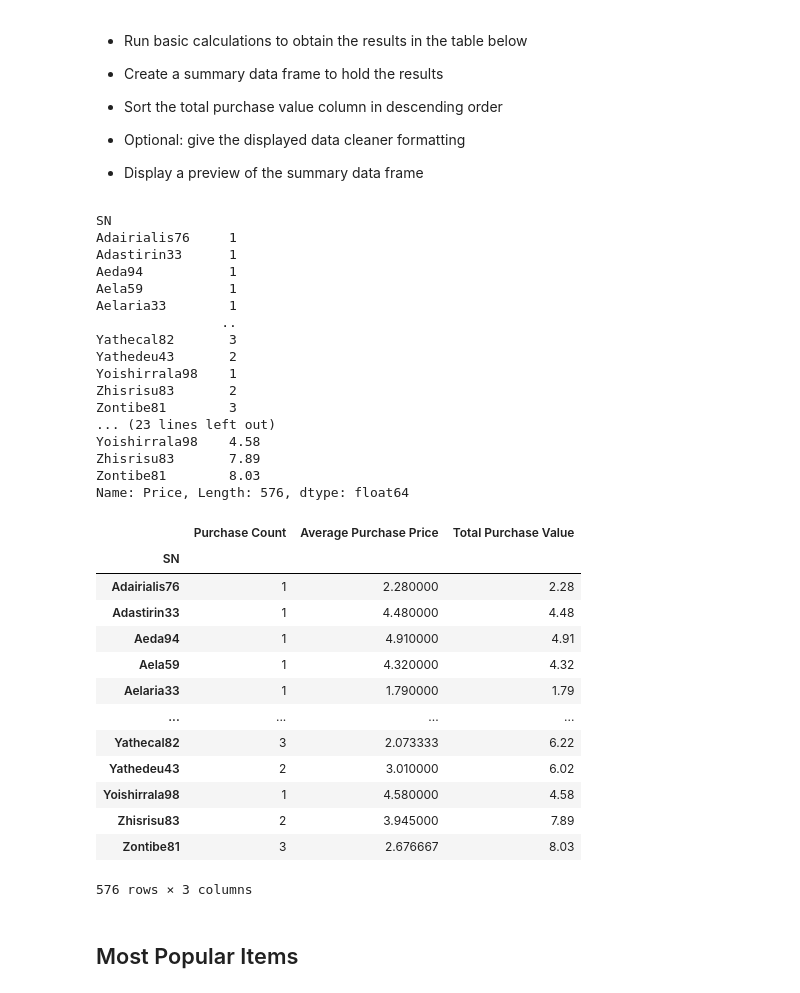
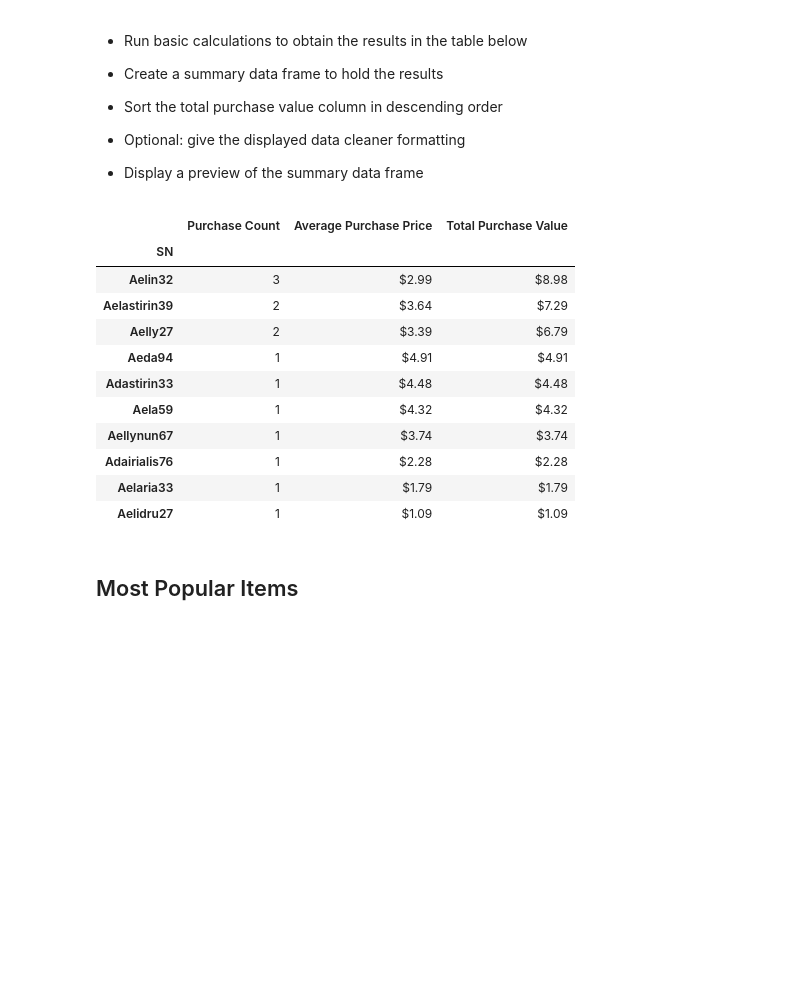
Before and after one commit to Polaris-pixel/Pandas-Challenge, a Jupyter notebook: HeroesOfPymoli/HeroesOfPymoli.ipynb, the cells around one changed output. Drawn from its saved outputs; the diff is of its cells as text; code cells hidden in the pictures; blank space fills up the shorter version.

```diff
--- a/HeroesOfPymoli/HeroesOfPymoli.ipynb
+++ b/HeroesOfPymoli/HeroesOfPymoli.ipynb
@@ -313,53 +287,40 @@ dtype: float64
 
 * Display a preview of the summary data frame
 # %%
+# Group purchase data by screen names
 spender_group = purchase_data.groupby("SN")
 
+# Count the total purchases by name
 purchase_count_spender=spender_group["Purchase ID"].count()
-print(purchase_count_spender)
+#print(purchase_count_spender)
 
+# Calculate the average purchase by name
 avg_price_spender=spender_group["Price"].mean()
-print(avg_price_spender)
+#print(avg_price_spender)
 
+# Calculate purchase total by name
 total_purchase_value_spender=spender_group["Price"].sum()
-print(total_purchase_value_spender)
+#print(total_purchase_value_spender)
 
 summary_top_spenders = pd.DataFrame({"Purchase Count": purchase_count_spender,
                              "Average Purchase Price": avg_price_spender,
                              "Total Purchase Value":total_purchase_value_spender})
+summary_top_spenders=summary_top_spenders.head(10).sort_values(["Total Purchase Value"], ascending=False).style.format({"Average Purchase Price":"${:,.2f}",
+                                                         "Total Purchase Value":"${:,.2f}"})
 summary_top_spenders
 # %% [output]
-SN
-Adairialis76     1
-Adastirin33      1
-Aeda94           1
-Aela59           1
-Aelaria33        1
-                ..
-Yathecal82       3
-Yathedeu43       2
-Yoishirrala98    1
-Zhisrisu83       2
-Zontibe81        3
-... (23 lines left out)
-Yoishirrala98    4.58
-Zhisrisu83       7.89
-Zontibe81        8.03
-Name: Price, Length: 576, dtype: float64
 |  | Purchase Count | Average Purchase Price | Total Purchase Value |
 | SN |  |  |  |
-| Adairialis76 | 1 | 2.280000 | 2.28 |
-| Adastirin33 | 1 | 4.480000 | 4.48 |
-| Aeda94 | 1 | 4.910000 | 4.91 |
-| Aela59 | 1 | 4.320000 | 4.32 |
-| Aelaria33 | 1 | 1.790000 | 1.79 |
-| ... | ... | ... | ... |
-| Yathecal82 | 3 | 2.073333 | 6.22 |
-| Yathedeu43 | 2 | 3.010000 | 6.02 |
-| Yoishirrala98 | 1 | 4.580000 | 4.58 |
-| Zhisrisu83 | 2 | 3.945000 | 7.89 |
-| Zontibe81 | 3 | 2.676667 | 8.03 |
+| Aelin32 | 3 | $2.99 | $8.98 |
+| Aelastirin39 | 2 | $3.64 | $7.29 |
+| Aelly27 | 2 | $3.39 | $6.79 |
+| Aeda94 | 1 | $4.91 | $4.91 |
+| Adastirin33 | 1 | $4.48 | $4.48 |
+| Aela59 | 1 | $4.32 | $4.32 |
+| Aellynun67 | 1 | $3.74 | $3.74 |
+| Adairialis76 | 1 | $2.28 | $2.28 |
+| Aelaria33 | 1 | $1.79 | $1.79 |
+| Aelidru27 | 1 | $1.09 | $1.09 |
-576 rows × 3 columns
 # %% [markdown]
 ## Most Popular Items
 # %% [markdown]
```
Also changed, not shown: parts of 17 cells of this notebook.
